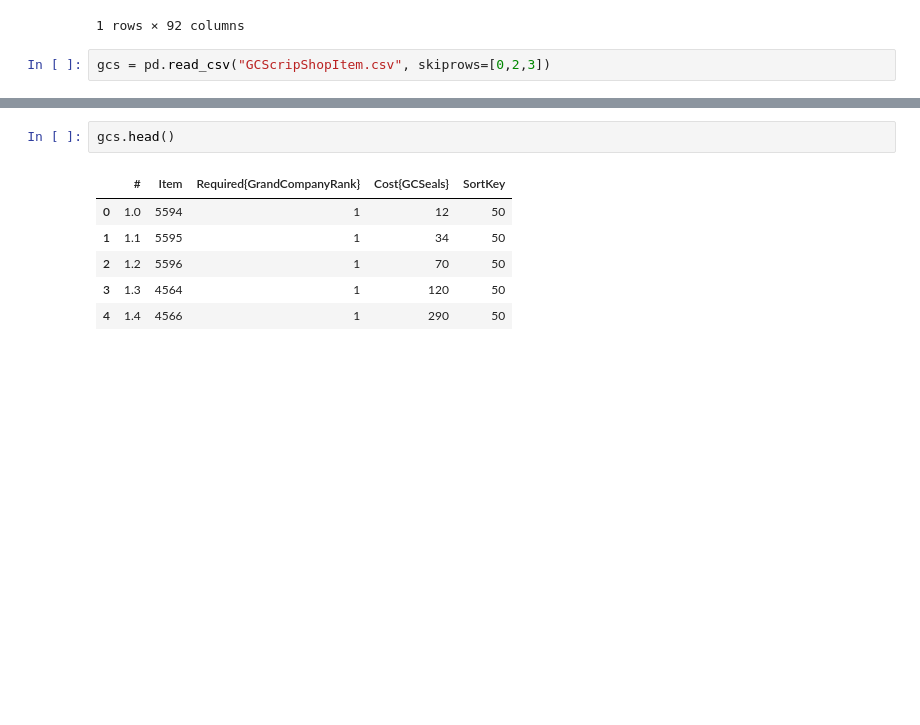
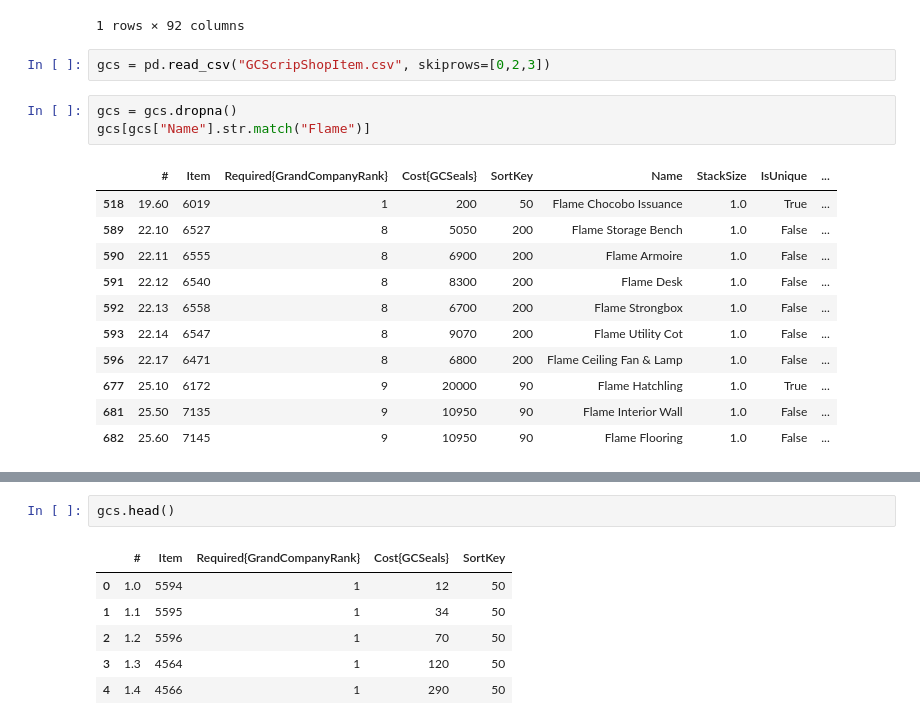
Before and after one commit to Cyntaelis/gc_seals_opti, a Jupyter notebook: proto.ipynb, the cells around one changed output, grey strips where cells are left out. Drawn from its saved outputs; the diff is of its cells as text; blank space fills up the shorter version.

```diff
--- a/proto.ipynb
+++ b/proto.ipynb
@@ -83,3 +133,18 @@ df[df["Name"]=="Glass Fiber"]
 1 rows × 92 columns
 # %%
 gcs = pd.read_csv("GCScripShopItem.csv", skiprows=[0,2,3])
+# %%
+gcs = gcs.dropna()
+gcs[gcs["Name"].str.match("Flame")]
+# %% [output]
+|  | # | Item | Required{GrandCompanyRank} | Cost{GCSeals} | SortKey | Name | StackSize | IsUnique | ... |
+| 518 | 19.60 | 6019 | 1 | 200 | 50 | Flame Chocobo Issuance | 1.0 | True | ... |
+| 589 | 22.10 | 6527 | 8 | 5050 | 200 | Flame Storage Bench | 1.0 | False | ... |
+| 590 | 22.11 | 6555 | 8 | 6900 | 200 | Flame Armoire | 1.0 | False | ... |
+| 591 | 22.12 | 6540 | 8 | 8300 | 200 | Flame Desk | 1.0 | False | ... |
+| 592 | 22.13 | 6558 | 8 | 6700 | 200 | Flame Strongbox | 1.0 | False | ... |
+| 593 | 22.14 | 6547 | 8 | 9070 | 200 | Flame Utility Cot | 1.0 | False | ... |
+| 596 | 22.17 | 6471 | 8 | 6800 | 200 | Flame Ceiling Fan & Lamp | 1.0 | False | ... |
+| 677 | 25.10 | 6172 | 9 | 20000 | 90 | Flame Hatchling | 1.0 | True | ... |
+| 681 | 25.50 | 7135 | 9 | 10950 | 90 | Flame Interior Wall | 1.0 | False | ... |
+| 682 | 25.60 | 7145 | 9 | 10950 | 90 | Flame Flooring | 1.0 | False | ... |
```
Also changed, not shown: parts of 5 cells of this notebook, 10 other files.
